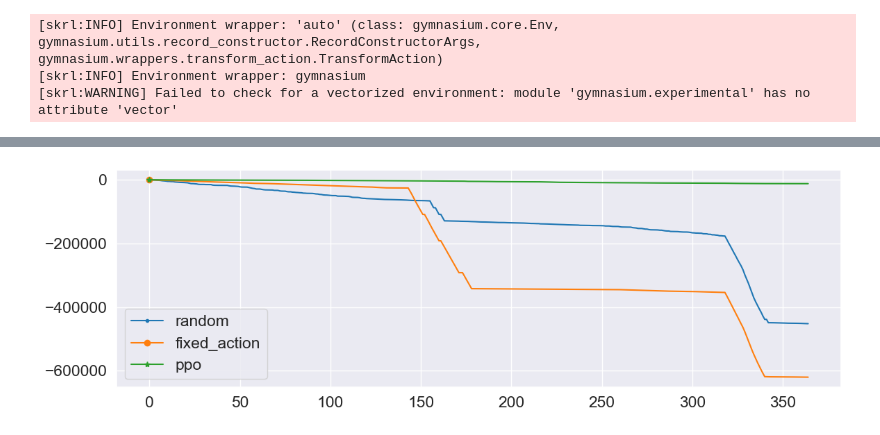
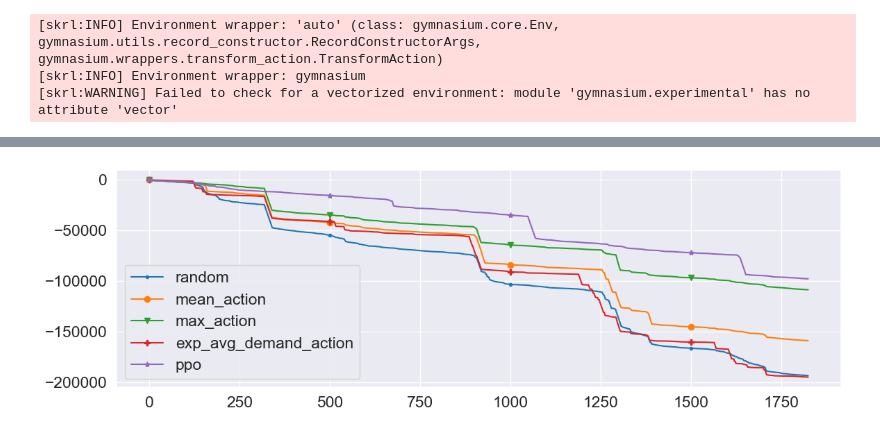
Before and after one commit to Daveonwave/gym4ReaL, a Jupyter notebook: examples/dam/baselines.ipynb, the cells around one changed output, grey strips where cells are left out. Drawn from its saved outputs; the diff is of its cells as text; code cells hidden in the pictures.

```diff
--- a/examples/dam/baselines.ipynb
+++ b/examples/dam/baselines.ipynb
@@ -138,7 +181,7 @@ cfg["learning_epochs"] = 10
 cfg["mini_batches"] = 32
 cfg["discount_factor"] = 0.995
 cfg["lambda"] = 0.95
-cfg["learning_rate"] = 1e-4
+cfg["learning_rate"] = 8e-6
 cfg["learning_rate_scheduler"] = KLAdaptiveRL
 cfg["learning_rate_scheduler_kwargs"] = {"kl_threshold": 0.008}
 cfg["grad_norm_clip"] = 0.5
@@ -149,15 +192,15 @@ cfg["entropy_loss_scale"] = 0.
 cfg["value_loss_scale"] = 0.5
 cfg["kl_threshold"] = 0
 cfg["mixed_precision"] = True
-# cfg["state_preprocessor"] = RunningStandardScaler
-# cfg["state_preprocessor_kwargs"] = {"size": env.observation_space, "device": device}
+cfg["state_preprocessor"] = RunningStandardScaler
+cfg["state_preprocessor_kwargs"] = {"size": env.observation_space, "device": device}
 cfg["value_preprocessor"] = RunningStandardScaler
 cfg["value_preprocessor_kwargs"] = {"size": 1, "device": device}
 # logging to TensorBoard and write checkpoints (in timesteps)
 cfg["experiment"]["write_interval"] = 500
 # cfg["experiment"]['experiment_name'] = args['exp_name']
 cfg["experiment"]["checkpoint_interval"] = 500
-cfg["experiment"]["directory"] = "runs/torch/lake"
+cfg["experiment"]["directory"] = "runs/lake"
 
 agent = PPO(models=models,
             memory=memory,
@@ -167,7 +210,7 @@ agent = PPO(models=models,
             device=device
             )
 
-cfg_trainer = {"timesteps": 100000, "headless": True}
+cfg_trainer = {"timesteps": 60000, "headless": True}
 trainer = SequentialTrainer(cfg=cfg_trainer, env=env, agents=[agent])
 agent.set_mode("eval")
 # %% [output]
@@ -193,7 +267,7 @@ with torch.no_grad():
             action = output[-1]['mean_actions']
             obs, reward, terminated, truncated, info = scaled_eval_env.step(action)  # Return observation and reward
             done = terminated or truncated
-            rewards[alg].append(reward.item())
+            rewards[alg].append(info['weighted_reward'])
             timesteps += 1
 # %% [output]
 [skrl:INFO] Environment wrapper: 'auto' (class: gymnasium.core.Env, gymnasium.utils.record_constructor.RecordConstructorArgs, gymnasium.wrappers.transform_action.TransformAction)
@@ -207,4 +281,4 @@ def plot_cum_rewards(res: dict, algs: list, sampling_rate=1):
         ax.plot(res[alg][::sampling_rate], label=alg, color=alg_color[alg], marker=alg_markers[alg], markevery=500)
         ax.legend()
 # %%
-algs_to_compare = ['random', 'fixed_action', 'ppo']
+algs_to_compare = ['random', 'mean_action', 'max_action', 'exp_avg_demand_action', 'ppo']
@@ -211,7 +305,15 @@ algs_to_compare = ['random', 'fixed_action', 'ppo']
+# %%
+# convert, for all policies, from list of dicts to dict of arrays
+rewards = {key: {
+        r_type: np.array([rewards[key][i][r_type] for i in range(len(rewards[key]))]) for r_type in rewards[key][0].keys()
+    } for key in rewards.keys()
+}
 # %%
-rewards = {key: np.array(val) for key, val in rewards.items()}
-cum_rewards = {key: np.cumsum(val) for key, val in rewards.items()}
+rewards_types_to_plot = ['overflow_reward', 'daily_deficit_reward', 'wasted_water_reward']
+
+rewards_to_plot = {key: sum([rewards[key][r_type] for r_type in rewards_types_to_plot]) for key in rewards.keys()}
+cum_rewards = {key: np.cumsum(val) for key, val in rewards_to_plot.items()}
 
 plot_cum_rewards(res=cum_rewards, algs=algs_to_compare)
 # %% [output]
-[figure, old version]
+[figure, new version]
```
Also changed, not shown: parts of 16 cells of this notebook, 45 other files.
